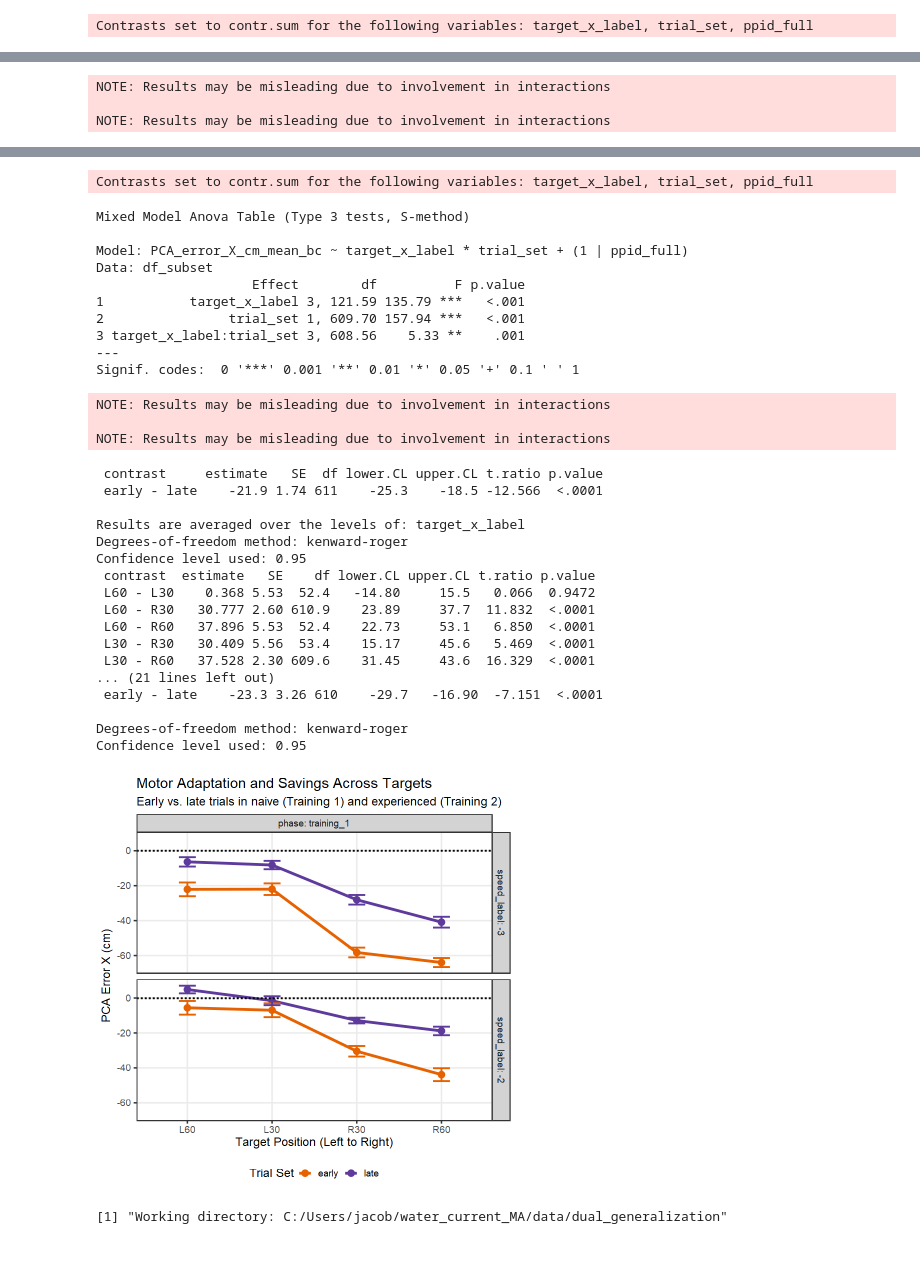
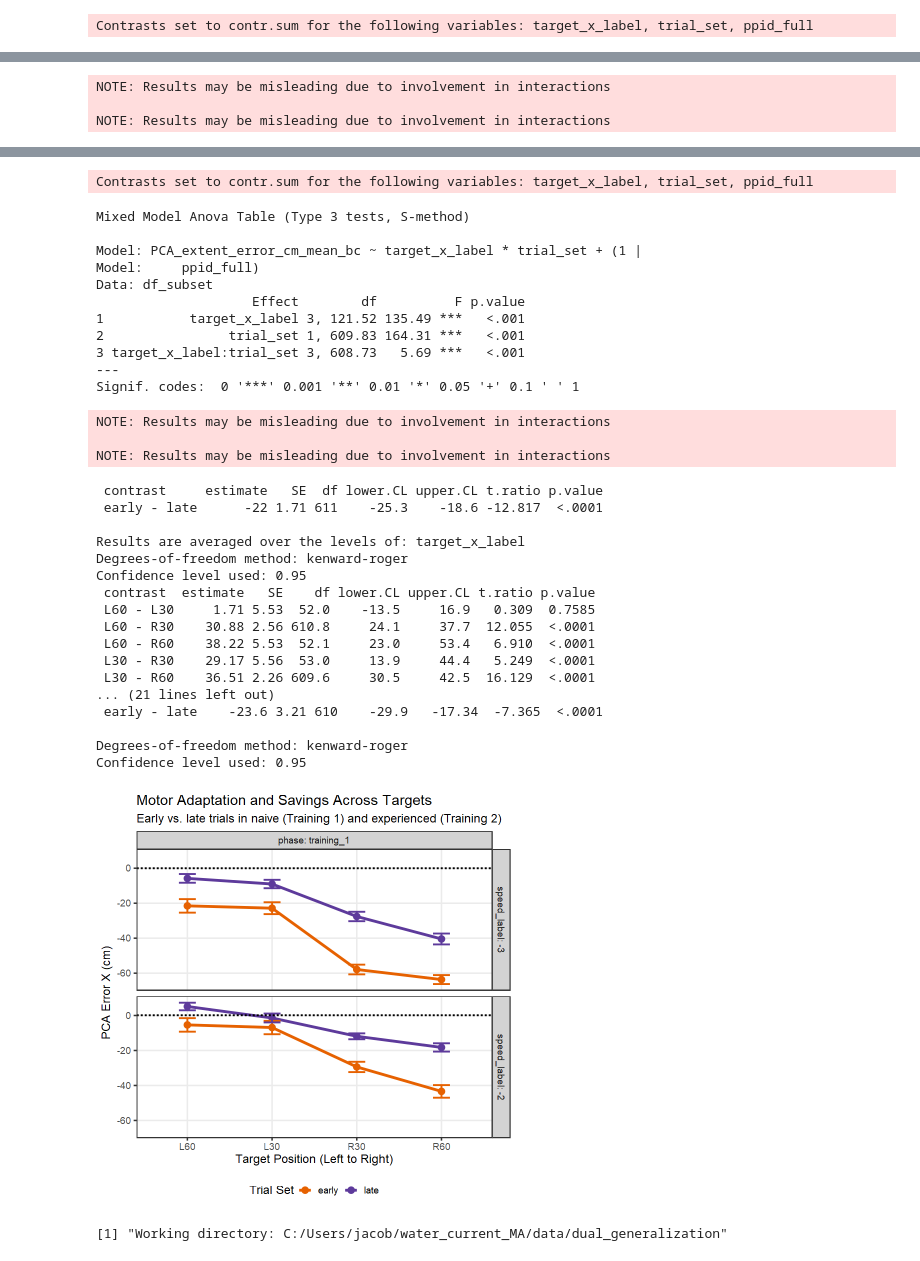
Before and after one commit to jacobjb02/vr-motor-adaptation-notebooks, a Jupyter notebook: Notebook/dual_generalization_R.ipynb, the cells around one changed output, grey strips where cells are left out. Cells and saved outputs as stored; diff of their text form; code cells hidden in the pictures.

```diff
--- a/Notebook/dual_generalization_R.ipynb
+++ b/Notebook/dual_generalization_R.ipynb
@@ -210,7 +196,7 @@ for (s in speeds_list) {
   df_subset <- df_early_late_t1[df_early_late_t1$speed_label == s,]
   df_subset <- droplevels(df_subset)
 
-  mm_learning <- afex::mixed(PCA_error_X_cm_mean_bc ~ target_x_label * trial_set + (1|ppid_full),
+  mm_learning <- afex::mixed(PCA_extent_error_cm_mean_bc ~ target_x_label * trial_set + (1|ppid_full),
                         data = df_subset)
 
   print(afex::nice(mm_learning))
@@ -231,8 +217,8 @@ for (s in speeds_list) {
 plot_data <- df_early_late_t1 %>%
   group_by(speed_label, phase, trial_set, target_x_label) %>%
   summarise(
-    mean_error = mean(PCA_error_X_cm_mean_bc, na.rm = TRUE),
-    se_error = sd(PCA_error_X_cm_mean_bc, na.rm = TRUE) / sqrt(n()),
+    mean_error = mean(PCA_extent_error_cm_mean_bc, na.rm = TRUE),
+    se_error = sd(PCA_extent_error_cm_mean_bc, na.rm = TRUE) / sqrt(n()),
     .groups = "drop"
   )
 
@@ -297,40 +284,41 @@ Confidence level used: 0.95
 ... (22 lines left out)
 
 Degrees-of-freedom method: kenward-roger
 Confidence level used: 0.95
 [1] "-3"
 Contrasts set to contr.sum for the following variables: target_x_label, trial_set, ppid_full
 Mixed Model Anova Table (Type 3 tests, S-method)
 
-Model: PCA_error_X_cm_mean_bc ~ target_x_label * trial_set + (1 | ppid_full)
+Model: PCA_extent_error_cm_mean_bc ~ target_x_label * trial_set + (1 |
+Model:     ppid_full)
 Data: df_subset
                     Effect        df          F p.value
-1           target_x_label 3, 121.59 135.79 ***   <.001
-2                trial_set 1, 609.70 157.94 ***   <.001
-3 target_x_label:trial_set 3, 608.56    5.33 **    .001
+1           target_x_label 3, 121.52 135.49 ***   <.001
+2                trial_set 1, 609.83 164.31 ***   <.001
+3 target_x_label:trial_set 3, 608.73   5.69 ***   <.001
 ---
 Signif. codes:  0 '***' 0.001 '**' 0.01 '*' 0.05 '+' 0.1 ' ' 1
 NOTE: Results may be misleading due to involvement in interactions
 
 NOTE: Results may be misleading due to involvement in interactions
  contrast     estimate   SE  df lower.CL upper.CL t.ratio p.value
- early - late    -21.9 1.74 611    -25.3    -18.5 -12.566  <.0001
+ early - late      -22 1.71 611    -25.3    -18.6 -12.817  <.0001
 
 Results are averaged over the levels of: target_x_label
 Degrees-of-freedom method: kenward-roger
 Confidence level used: 0.95
  contrast  estimate   SE    df lower.CL upper.CL t.ratio p.value
- L60 - L30    0.368 5.53  52.4   -14.80     15.5   0.066  0.9472
- L60 - R30   30.777 2.60 610.9    23.89     37.7  11.832  <.0001
- L60 - R60   37.896 5.53  52.4    22.73     53.1   6.850  <.0001
- L30 - R30   30.409 5.56  53.4    15.17     45.6   5.469  <.0001
- L30 - R60   37.528 2.30 609.6    31.45     43.6  16.329  <.0001
+ L60 - L30     1.71 5.53  52.0    -13.5     16.9   0.309  0.7585
+ L60 - R30    30.88 2.56 610.8     24.1     37.7  12.055  <.0001
+ L60 - R60    38.22 5.53  52.1     23.0     53.4   6.910  <.0001
+ L30 - R30    29.17 5.56  53.0     13.9     44.4   5.249  <.0001
+ L30 - R60    36.51 2.26 609.6     30.5     42.5  16.129  <.0001
 ... (21 lines left out)
- early - late    -23.3 3.26 610    -29.7   -16.90  -7.151  <.0001
+ early - late    -23.6 3.21 610    -29.9   -17.34  -7.365  <.0001
 
 Degrees-of-freedom method: kenward-roger
 Confidence level used: 0.95
-[figure, old version]
+[figure, new version]
 # %%
 ### WASHOUT ANALYSIS
 # %%
```
Also changed, not shown: parts of 3 cells of this notebook, 1 other file.
